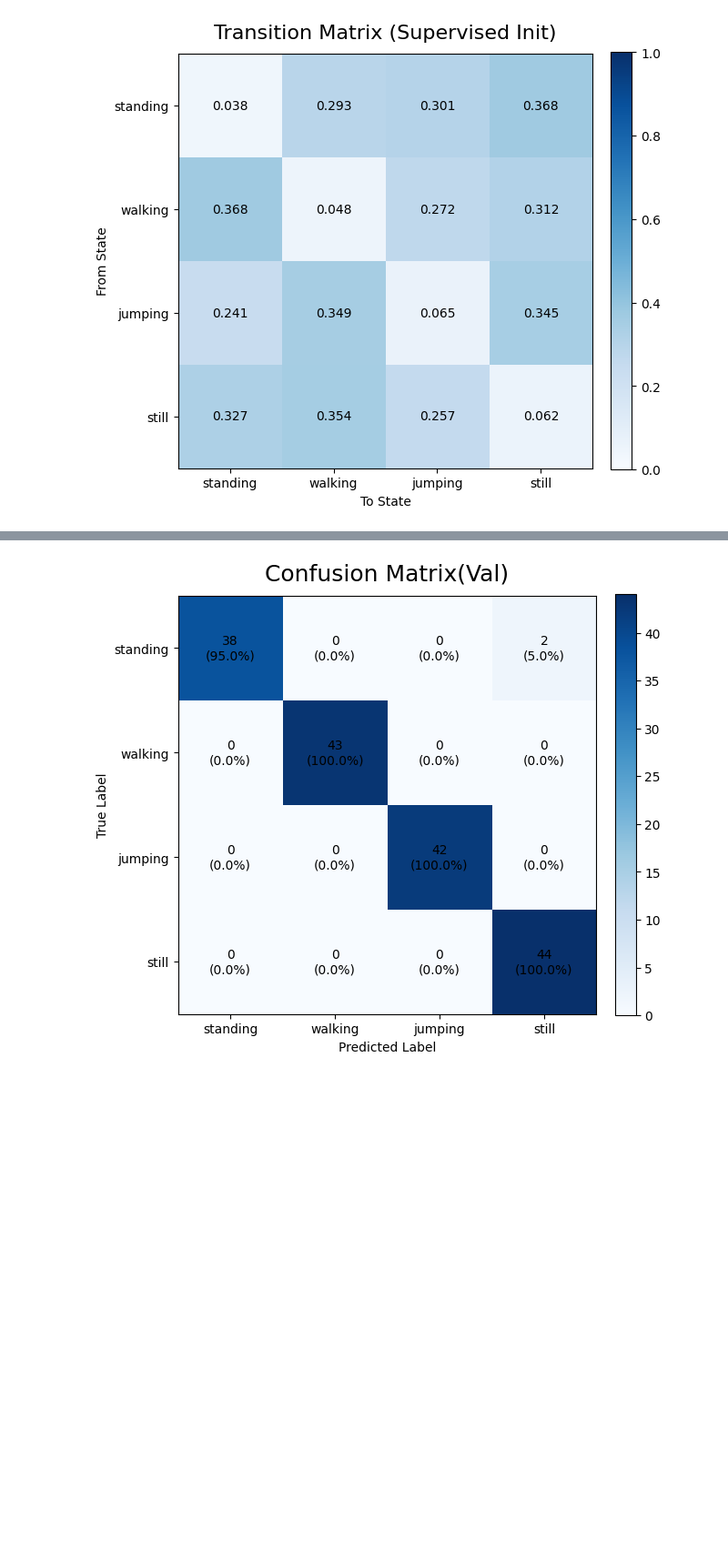
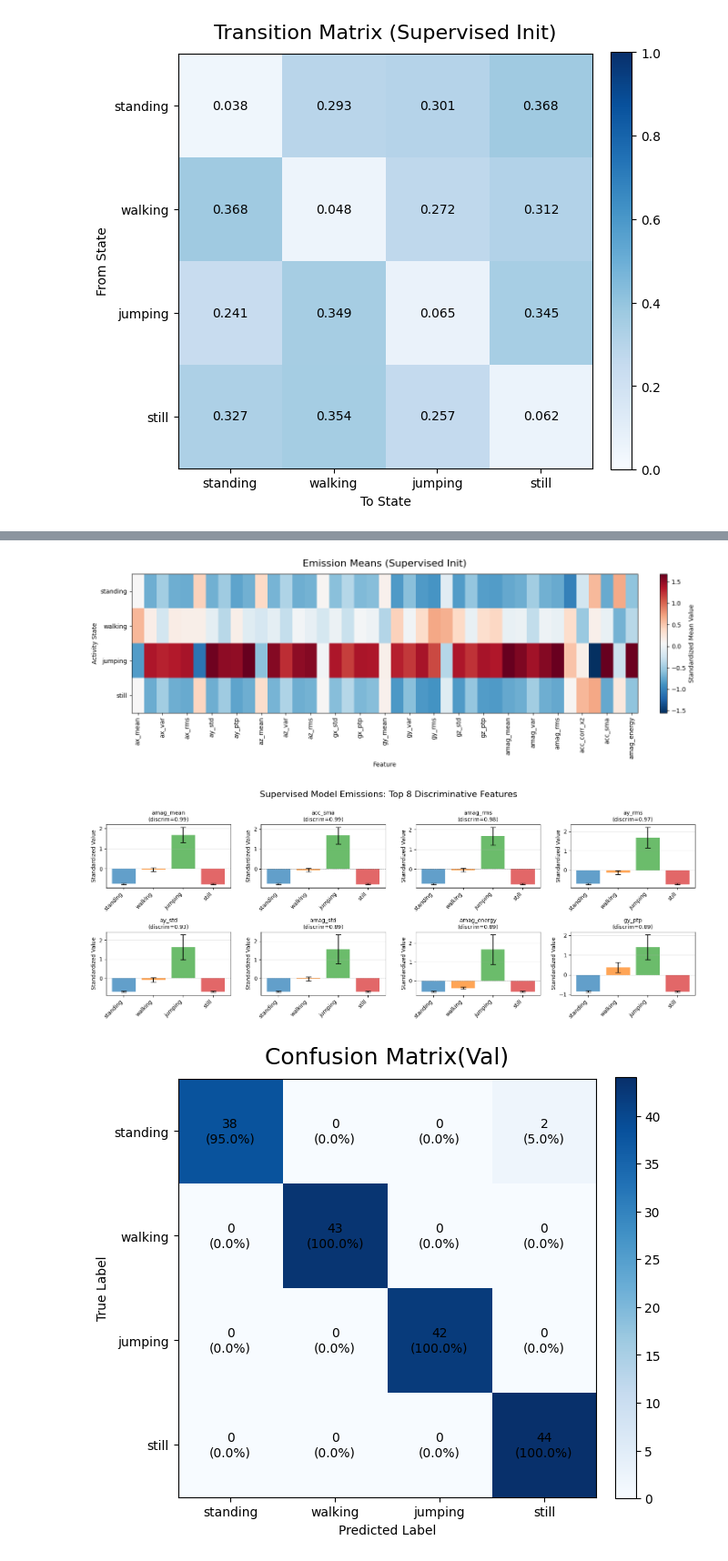
Before and after one commit to Christianib003/human-activity-recognition-hmm, a Jupyter notebook: notebooks/HMM_Project.ipynb, the cells around one changed output, grey strips where cells are left out. Shown at 91% size. Drawn from its saved outputs; the diff is of its cells as text; code cells hidden in the pictures; blank space fills up the shorter version.

```diff
--- a/notebooks/HMM_Project.ipynb
+++ b/notebooks/HMM_Project.ipynb
@@ -593,3 +598,13 @@ plot_transition_matrix(params_sup["A"], title="Transition Matrix (Supervised Ini
+# %%
+# Visualize emission means across all features
+plot_emission_means(params_sup["means"], feat_cols, title="Emission Means (Supervised Init)")
+
+# Show top 8 most discriminative features with error bars
+plot_emission_top_features(params_sup["means"], params_sup["vars"], feat_cols,
+                           top_n=8, title_prefix="Supervised Model Emissions")
+# %% [output]
+[figure, added]
+[figure, added]
 # %%
 cm_val, labels = confusion_from_decoded(val_dec)
 cm_tst, _      = confusion_from_decoded(test_dec)
```
Also changed, not shown: parts of 6 cells of this notebook, 3 other files.
